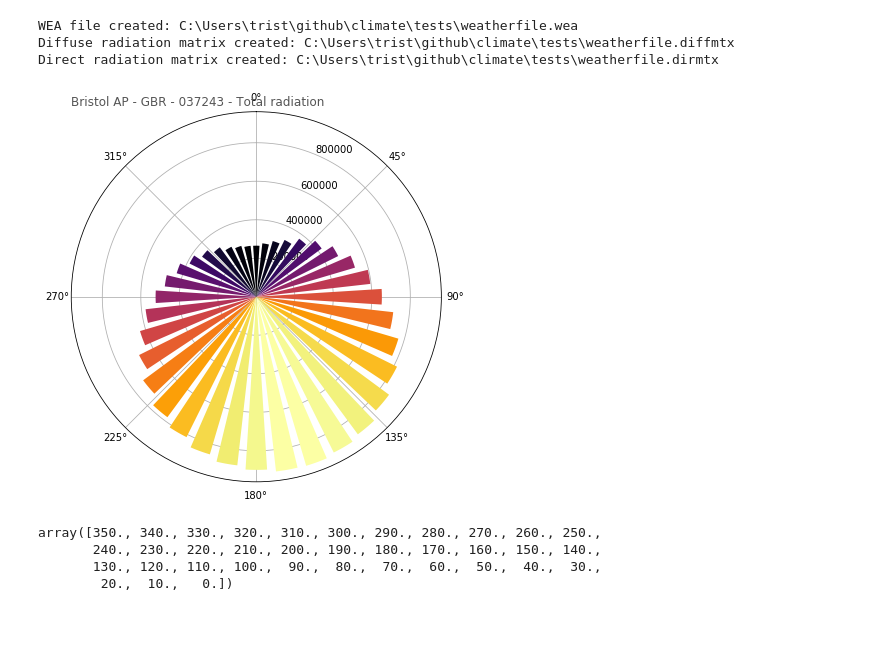
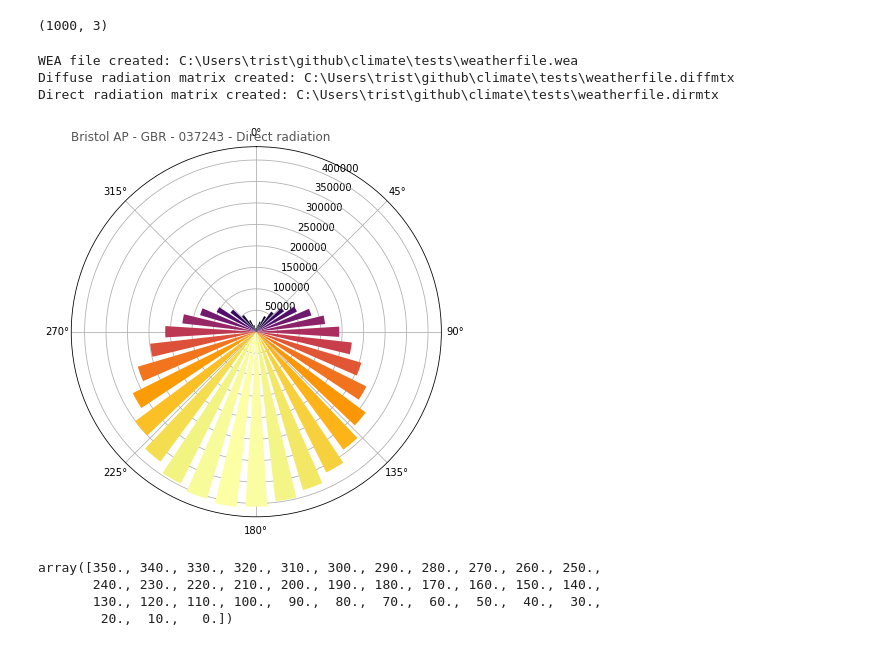
Before and after one commit to cycle13/climate, a Jupyter notebook: test.ipynb, the cells around one changed output. Saved outputs shown, nothing was run; the diff lists cells and outputs as text; code cells hidden in the pictures.

```diff
--- a/test.ipynb
+++ b/test.ipynb
@@ -6,6 +6,10 @@ warnings.filterwarnings('ignore')
 import matplotlib.pyplot as plt
 import pandas as pd
 import numpy as np
+# %%
+dis_sph(N=1000)[0].shape
+# %% [output]
+(1000, 3)
 # %%
 from climate.core import EPW
 from climate.helpers import *
@@ -21,9 +25,9 @@ Direct radiation matrix created: C:\Users\trist\github\climate\tests\weatherfile
 # %%
 from climate.old_plot import *
 
-radiation_rose(a, 2)
+radiation_rose(a, 0)
 # %% [output]
-[figure, old version]
+[figure, new version]
 # %%
 np.degrees(a.radiation_rose_angles)[::-1]
 # %% [output]
```
Also changed, not shown: 5 other files.
